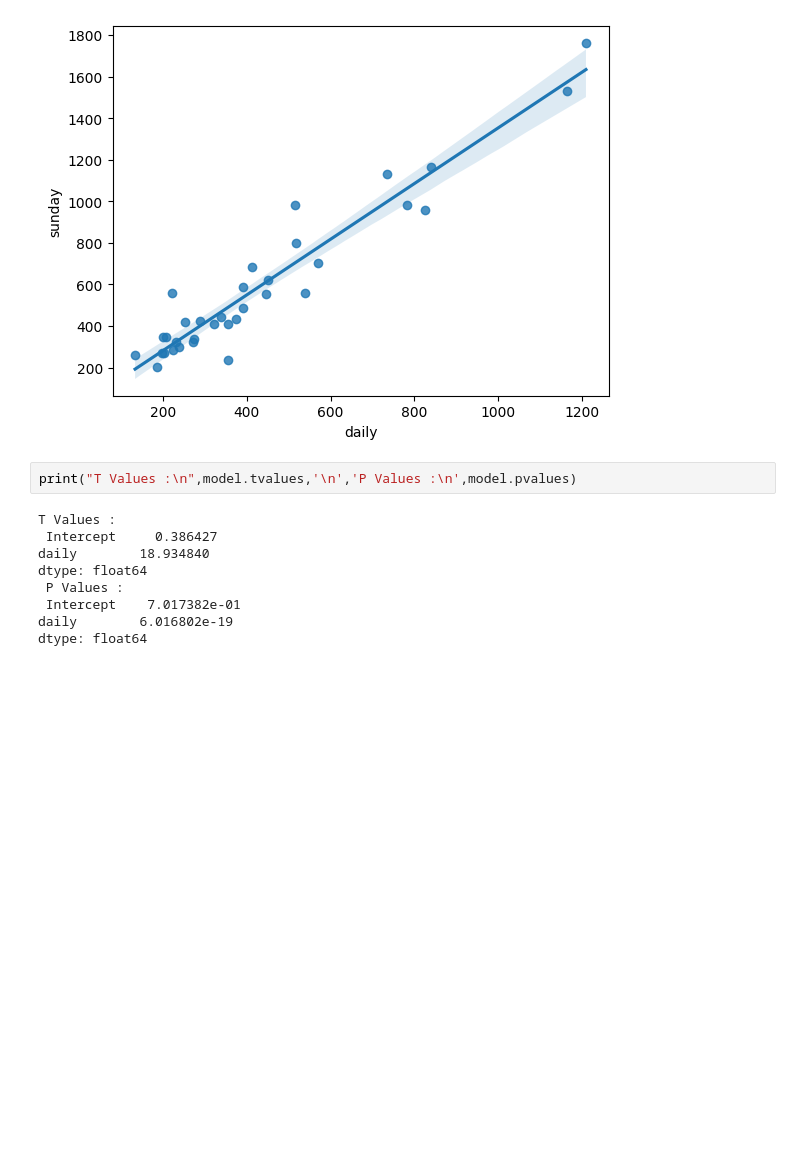
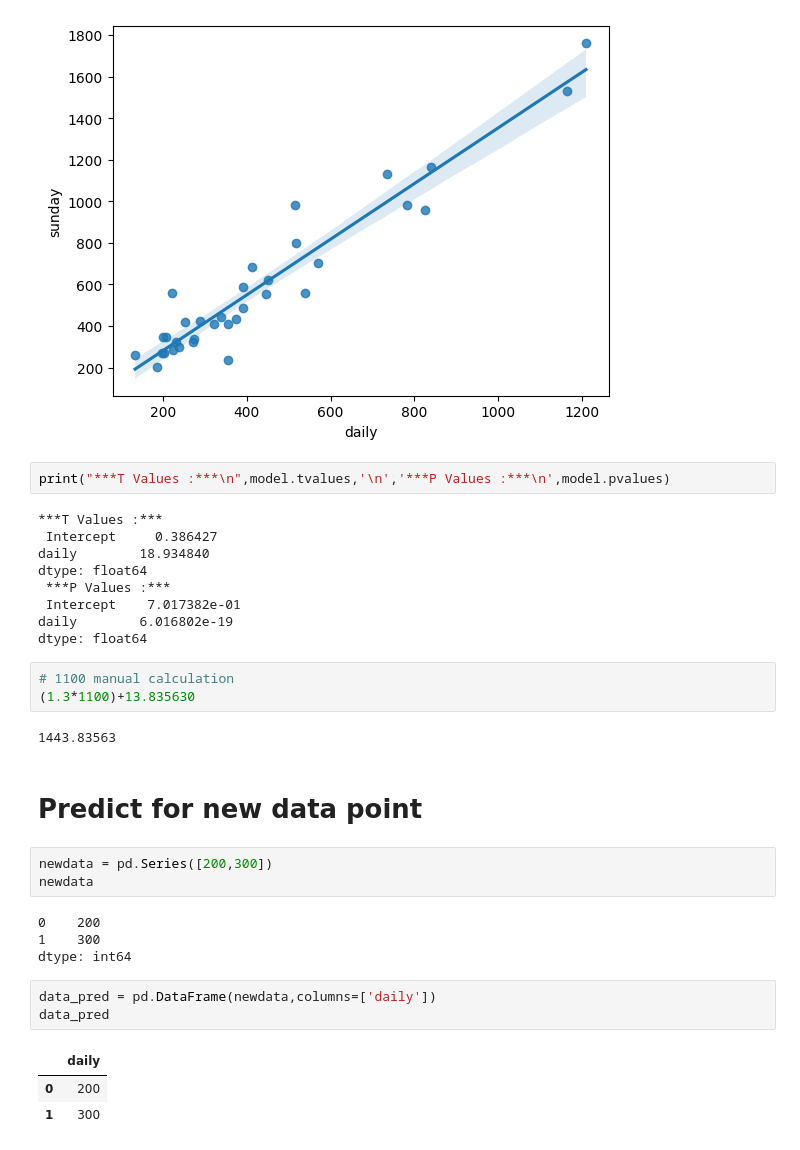
Before and after one commit to CM-007/pythonCode_DS, a Jupyter notebook: SimpleLinearRegression(NewspaperData_csv).ipynb, the cells around one changed output. Drawn from its saved outputs; the diff is of its cells as text; blank space fills up the shorter version.

```diff
--- a/SimpleLinearRegression(NewspaperData_csv).ipynb
+++ b/SimpleLinearRegression(NewspaperData_csv).ipynb
@@ -98,13 +98,34 @@ sns.regplot(x='daily',y='sunday',data=data) # how to print regression line
 <Axes: xlabel='daily', ylabel='sunday'>
 [figure]
 # %%
-print("T Values :\n",model.tvalues,'\n','P Values :\n',model.pvalues)
+print("***T Values :***\n",model.tvalues,'\n','***P Values :***\n',model.pvalues)
 # %% [output]
-T Values :
+***T Values :***
  Intercept     0.386427
 daily        18.934840
 dtype: float64
- P Values :
+ ***P Values :***
  Intercept    7.017382e-01
 daily        6.016802e-19
 dtype: float64
+# %%
+# 1100 manual calculation
+(1.3*1100)+13.835630
+# %% [output]
+1443.83563
+# %% [markdown]
+# Predict for new data point
+# %%
+newdata = pd.Series([200,300])
+newdata
+# %% [output]
+0    200
+1    300
+dtype: int64
+# %%
+data_pred = pd.DataFrame(newdata,columns=['daily'])
+data_pred
+# %% [output]
+|  | daily |
+| 0 | 200 |
+| 1 | 300 |
```
Also changed, not shown: parts of 1 cell of this notebook.
